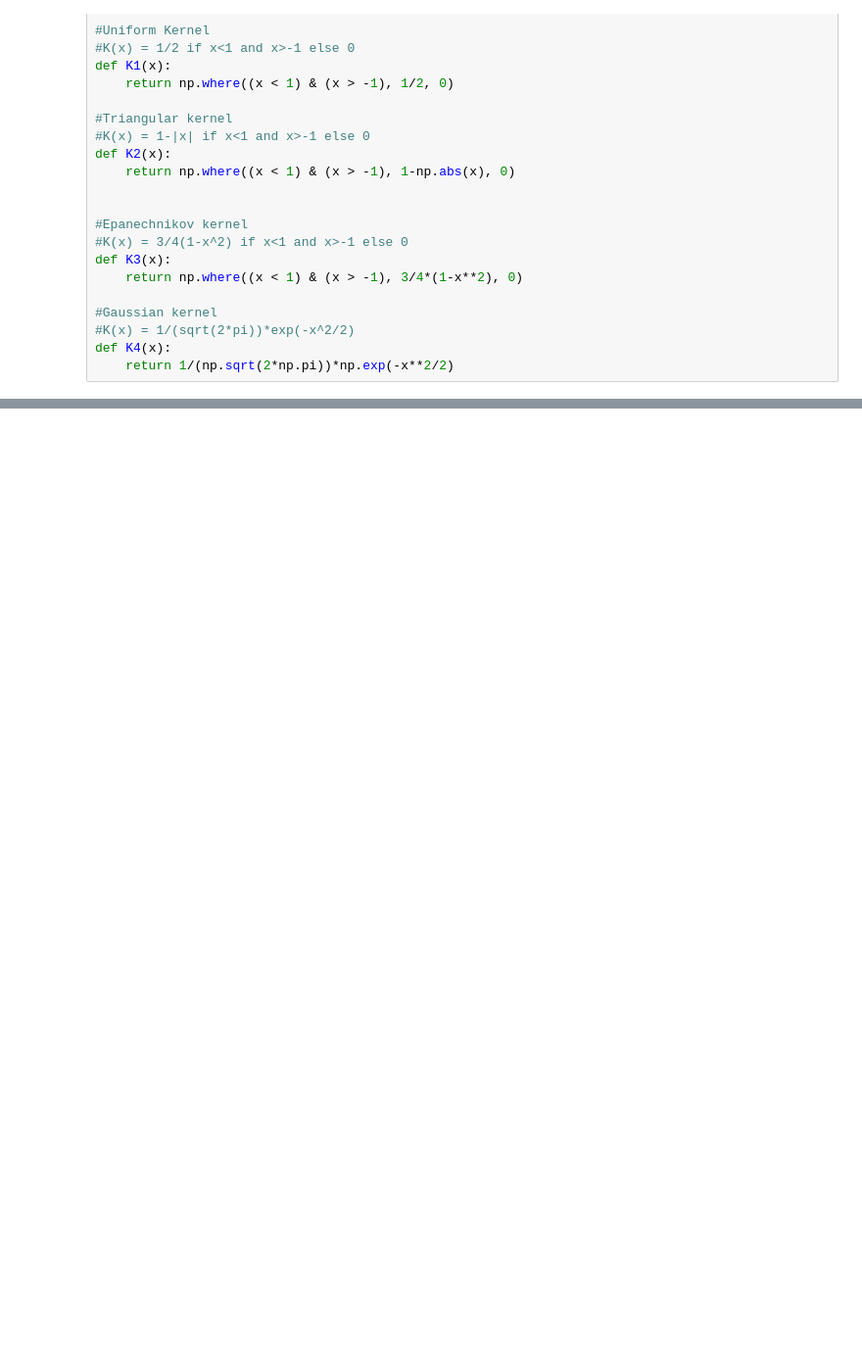
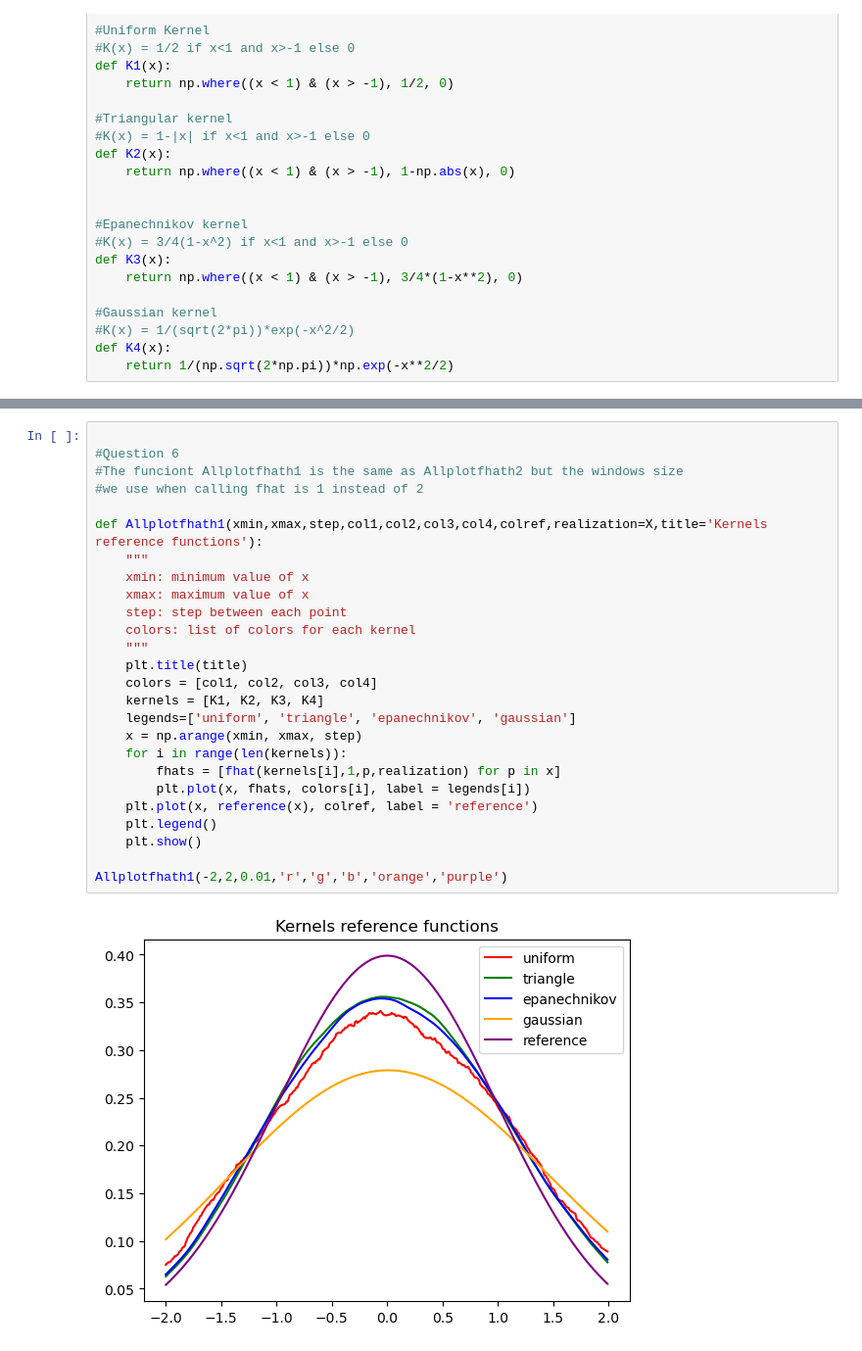
Before and after one commit to MurphLaws/statistics, a Jupyter notebook: TP3.ipynb, the cells around one changed output, grey strips where cells are left out. Shown at 98% size. Cells and saved outputs as stored; diff of their text form; blank space fills up the shorter version.

```diff
--- a/TP3.ipynb
+++ b/TP3.ipynb
@@ -104,0 +138,28 @@ fhat(K1,0.5,0.5)
+# %%
+
+#Question 6
+#The funciont Allplotfhath1 is the same as Allplotfhath2 but the windows size
+#we use when calling fhat is 1 instead of 2
+
+def Allplotfhath1(xmin,xmax,step,col1,col2,col3,col4,colref,realization=X,title='Kernels reference functions'):
+    """
+    xmin: minimum value of x
+    xmax: maximum value of x
+    step: step between each point
+    colors: list of colors for each kernel
+    """
+    plt.title(title)
+    colors = [col1, col2, col3, col4]
+    kernels = [K1, K2, K3, K4]
+    legends=['uniform', 'triangle', 'epanechnikov', 'gaussian']
+    x = np.arange(xmin, xmax, step)
+    for i in range(len(kernels)):
+        fhats = [fhat(kernels[i],1,p,realization) for p in x]
+        plt.plot(x, fhats, colors[i], label = legends[i])
+    plt.plot(x, reference(x), colref, label = 'reference')
+    plt.legend()
+    plt.show()
+
+Allplotfhath1(-2,2,0.01,'r','g','b','orange','purple')
+# %% [output]
+[figure, added]
```
Also changed, not shown: parts of 6 cells of this notebook.
